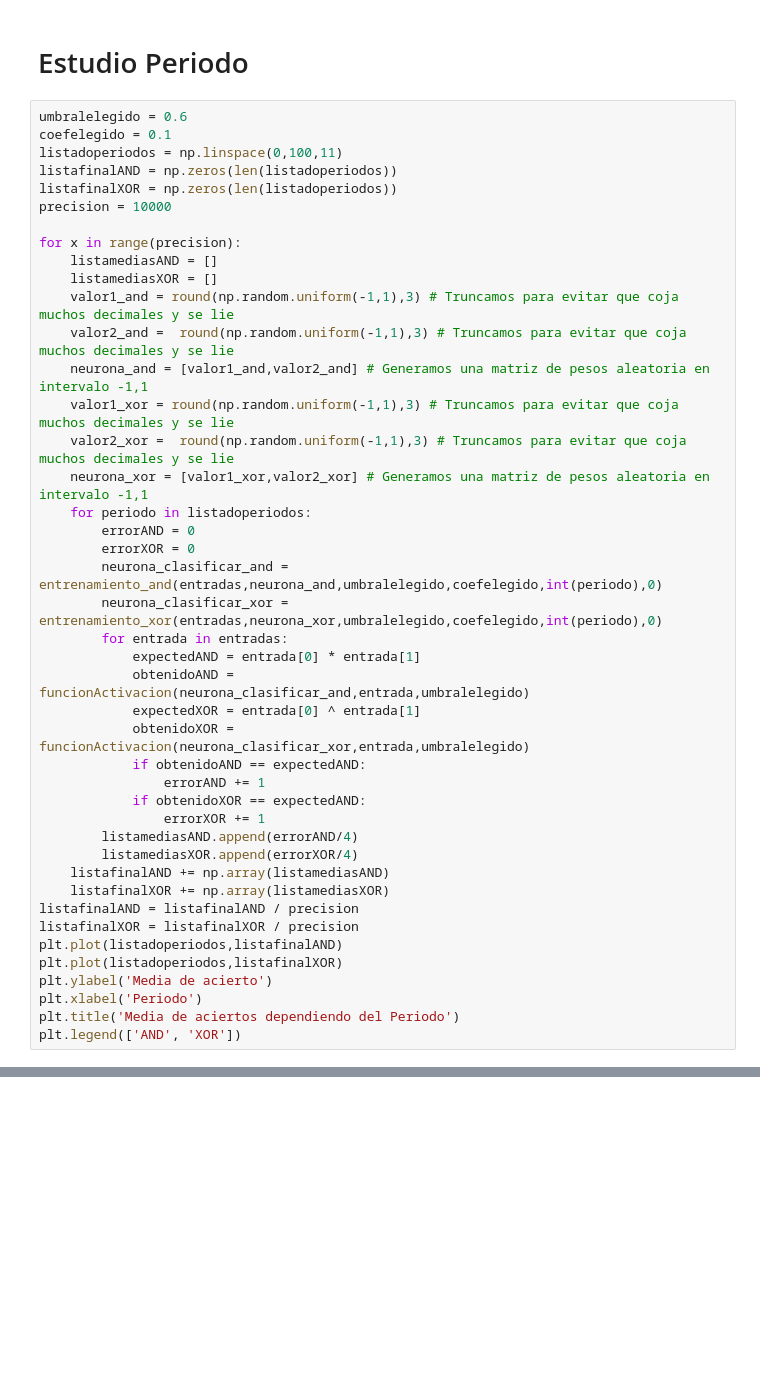
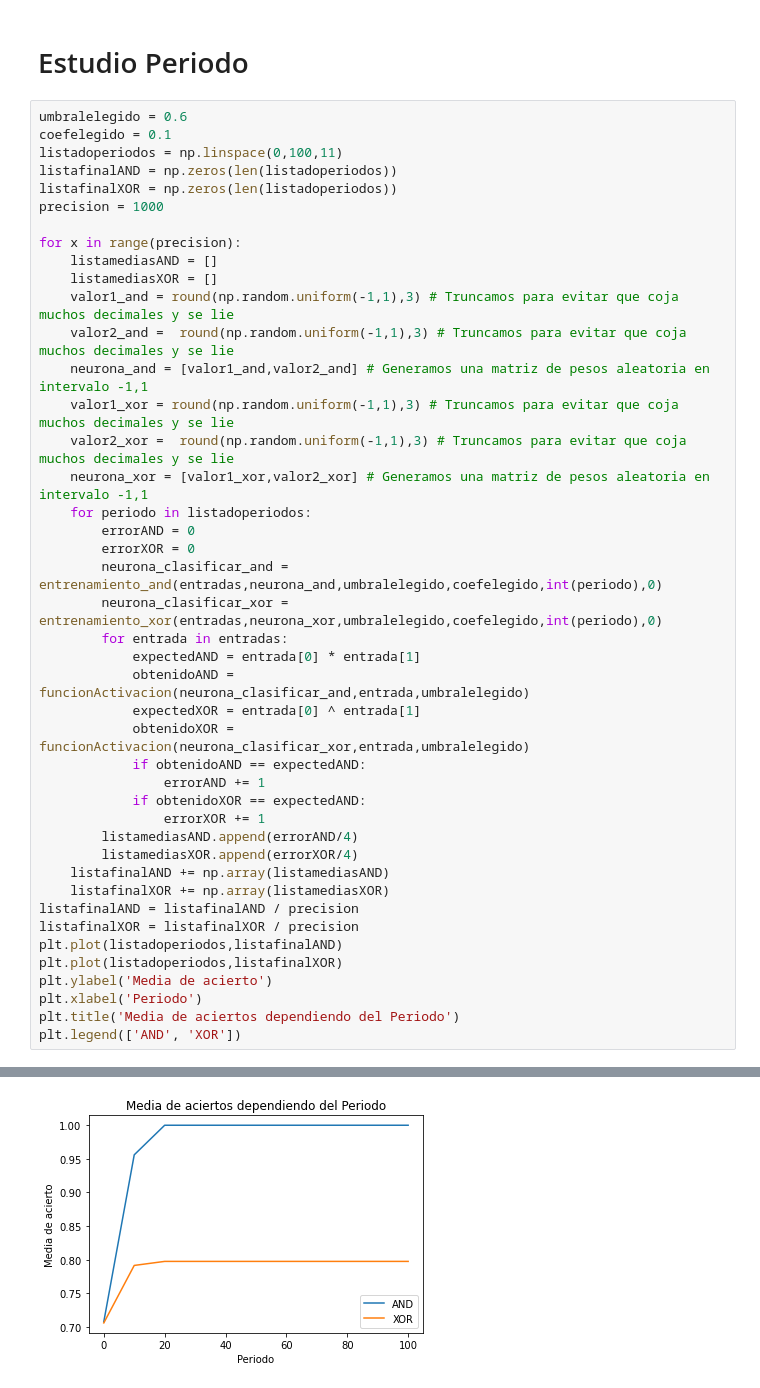
Before and after one commit to Govoa/Perceptron_MLP_Practica, a Jupyter notebook: pr1/L2P1-Perceptron.ipynb, the cells around one changed output, grey strips where cells are left out. Saved outputs shown, nothing was run; the diff lists cells and outputs as text; blank space fills up the shorter version.

```diff
--- a/pr1/L2P1-Perceptron.ipynb
+++ b/pr1/L2P1-Perceptron.ipynb
@@ -268,7 +269,7 @@ coefelegido = 0.1
 listadoperiodos = np.linspace(0,100,11)
 listafinalAND = np.zeros(len(listadoperiodos))
 listafinalXOR = np.zeros(len(listadoperiodos))
-precision = 10000
+precision = 1000
 
 for x in range(precision):
     listamediasAND = []
@@ -309,0 +311 @@ KeyboardInterrupt:
+[figure, added]
```
Also changed, not shown: parts of 7 cells of this notebook.
